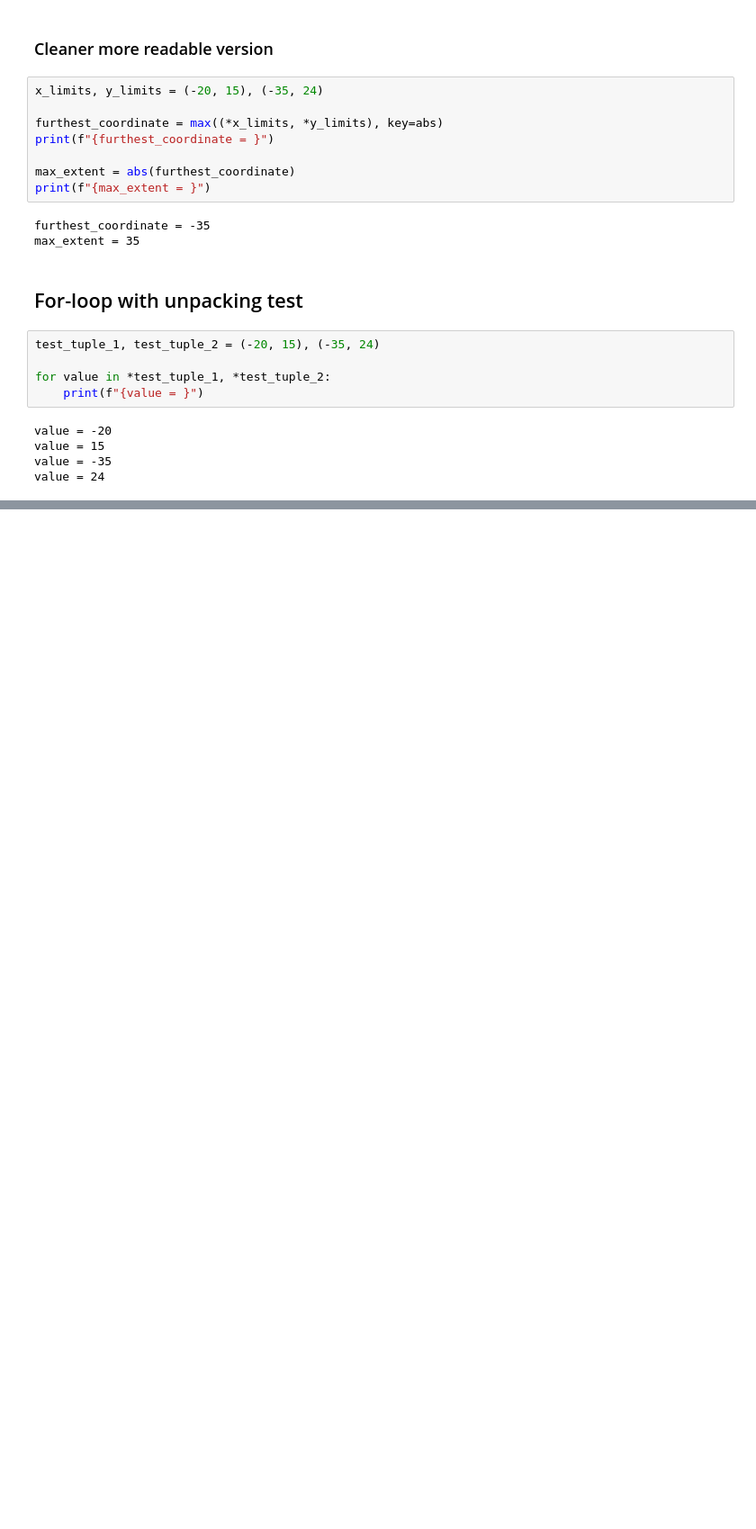
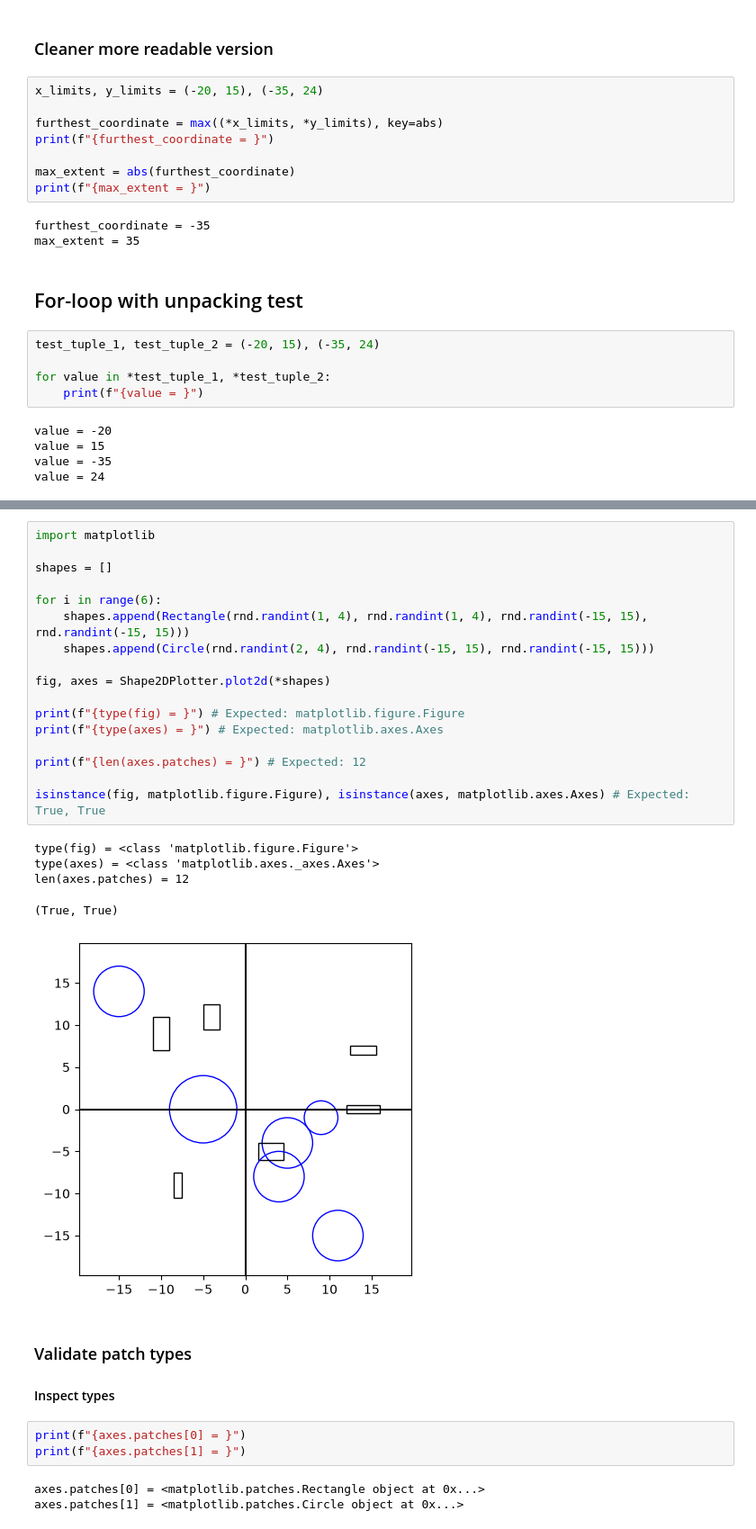
Before and after one commit to linusagren/lab2_geometry_oop, a Jupyter notebook: test_shape2dplotter.ipynb, the cells around one changed output, grey strips where cells are left out. Shown at 90% size. Cells and saved outputs as stored; diff of their text form; blank space fills up the shorter version.

```diff
--- a/test_shape2dplotter.ipynb
+++ b/test_shape2dplotter.ipynb
@@ -104,0 +114,33 @@ value = 24
+# %%
+import matplotlib
+
+shapes = []
+
+for i in range(6):
+    shapes.append(Rectangle(rnd.randint(1, 4), rnd.randint(1, 4), rnd.randint(-15, 15), rnd.randint(-15, 15)))
+    shapes.append(Circle(rnd.randint(2, 4), rnd.randint(-15, 15), rnd.randint(-15, 15)))
+
+fig, axes = Shape2DPlotter.plot2d(*shapes)
+
+print(f"{type(fig) = }") # Expected: matplotlib.figure.Figure
+print(f"{type(axes) = }") # Expected: matplotlib.axes.Axes
+
+print(f"{len(axes.patches) = }") # Expected: 12
+
+isinstance(fig, matplotlib.figure.Figure), isinstance(axes, matplotlib.axes.Axes) # Expected: True, True
+# %% [output]
+type(fig) = <class 'matplotlib.figure.Figure'>
+type(axes) = <class 'matplotlib.axes._axes.Axes'>
+len(axes.patches) = 12
+(True, True)
+[figure, added]
+# %% [markdown]
+### Validate patch types
+
+#### Inspect types
+# %%
+print(f"{axes.patches[0] = }")
+print(f"{axes.patches[1] = }")
+# %% [output]
+axes.patches[0] = <matplotlib.patches.Rectangle object at 0x...>
+axes.patches[1] = <matplotlib.patches.Circle object at 0x...>
```
Also changed, not shown: parts of 12 cells of this notebook, 1 other file.
